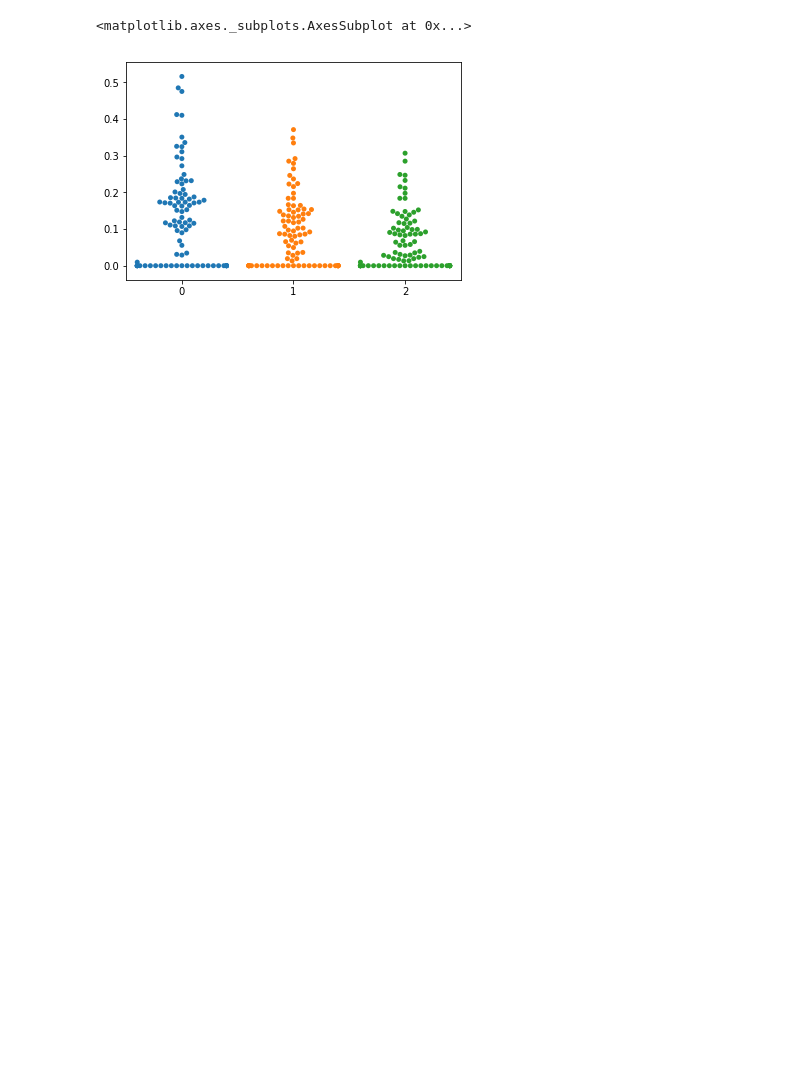
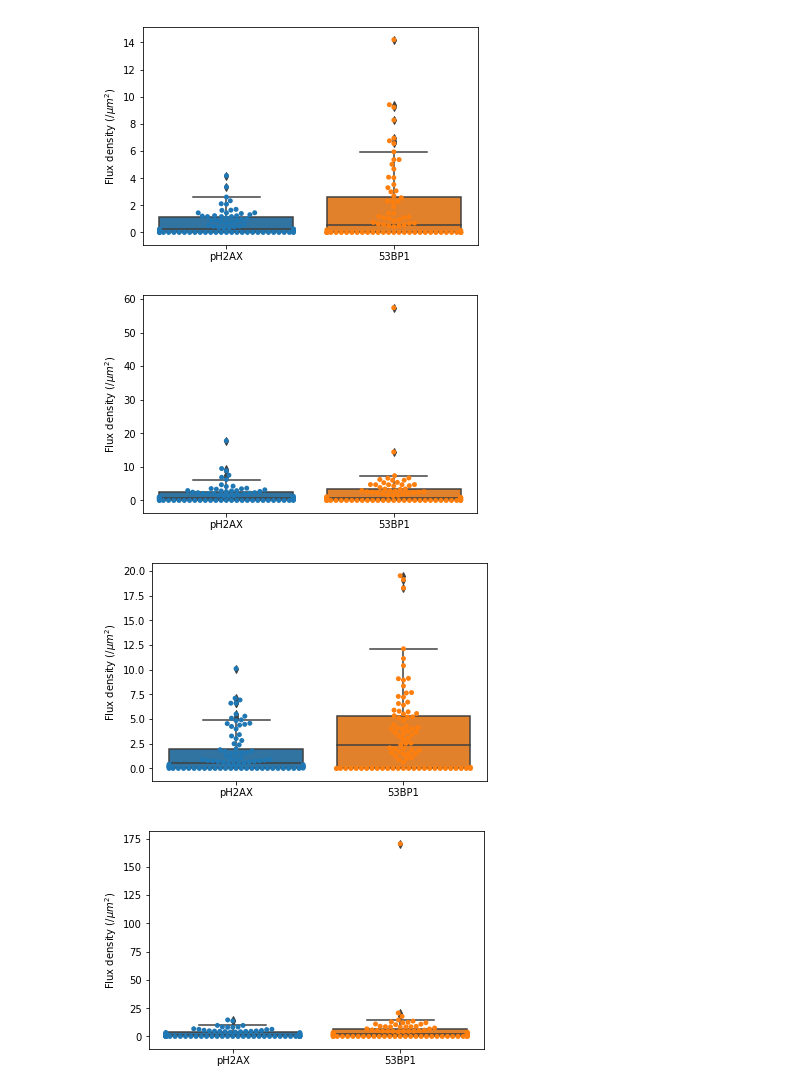
Before and after one commit to jiongyi/postdoc, a Jupyter notebook: dna_damage/2018_12_30_batch_quantify_colocalization.ipynb, the cells around one changed output. Cells and saved outputs as stored; diff of their text form; code cells hidden in the pictures; blank space fills up the shorter version.

```diff
--- a/dna_damage/2018_12_30_batch_quantify_colocalization.ipynb
+++ b/dna_damage/2018_12_30_batch_quantify_colocalization.ipynb
@@ -224,6 +0,0 @@ for i in range(len(tif_file_paths_str)):
-# %%
-compiled_csv_dict = compile_csv_files(folder_name_str)
-plot_quantification(compiled_csv_dict)
-# %% [output]
-<matplotlib.axes._subplots.AxesSubplot at 0x...>
-[figure, removed]
@@ -229,0 +3,15 @@ plot_quantification(compiled_csv_dict)
+# %%
+wtb_30m_post_2gr_csv_dict = compile_csv_files('/home/jiongyi/Documents/dna_damage/immunofluorescence/2018_12_28/u2os_wt_30_m_post_2gr_pH2AX_53pb1_dapi_b')
+wta_60m_post_0gr_csv_dict = compile_csv_files('/home/jiongyi/Documents/dna_damage/immunofluorescence/2018_12_28/u2os_wt_60_m_post_0gr_pH2AX_53pb1_dapi_a')
+wta_60m_post_2gr_csv_dict = compile_csv_files('/home/jiongyi/Documents/dna_damage/immunofluorescence/2018_12_28/u2os_wt_60_m_post_2gr_pH2AX_53pb1_dapi_a')
+wtb_60m_post_2gr_csv_dict = compile_csv_files('/home/jiongyi/Documents/dna_damage/immunofluorescence/2018_12_29/u2os_wt_60_m_post_2gr_dapi_gh2ax_53bp1_b')
+# %%
+axes1_obj, data1_frame = plot_quantification(wta_60m_post_0gr_csv_dict)
+axes2_obj, data2_frame = plot_quantification(wtb_30m_post_2gr_csv_dict)
+axes3_obj, data3_frame = plot_quantification(wta_60m_post_2gr_csv_dict)
+axes4_obj, data4_frame = plot_quantification(wtb_60m_post_2gr_csv_dict)
+# %% [output]
+[figure, added]
+[figure, added]
+[figure, added]
+[figure, added]
```
Also changed, not shown: parts of 6 cells of this notebook, 1 other file.
